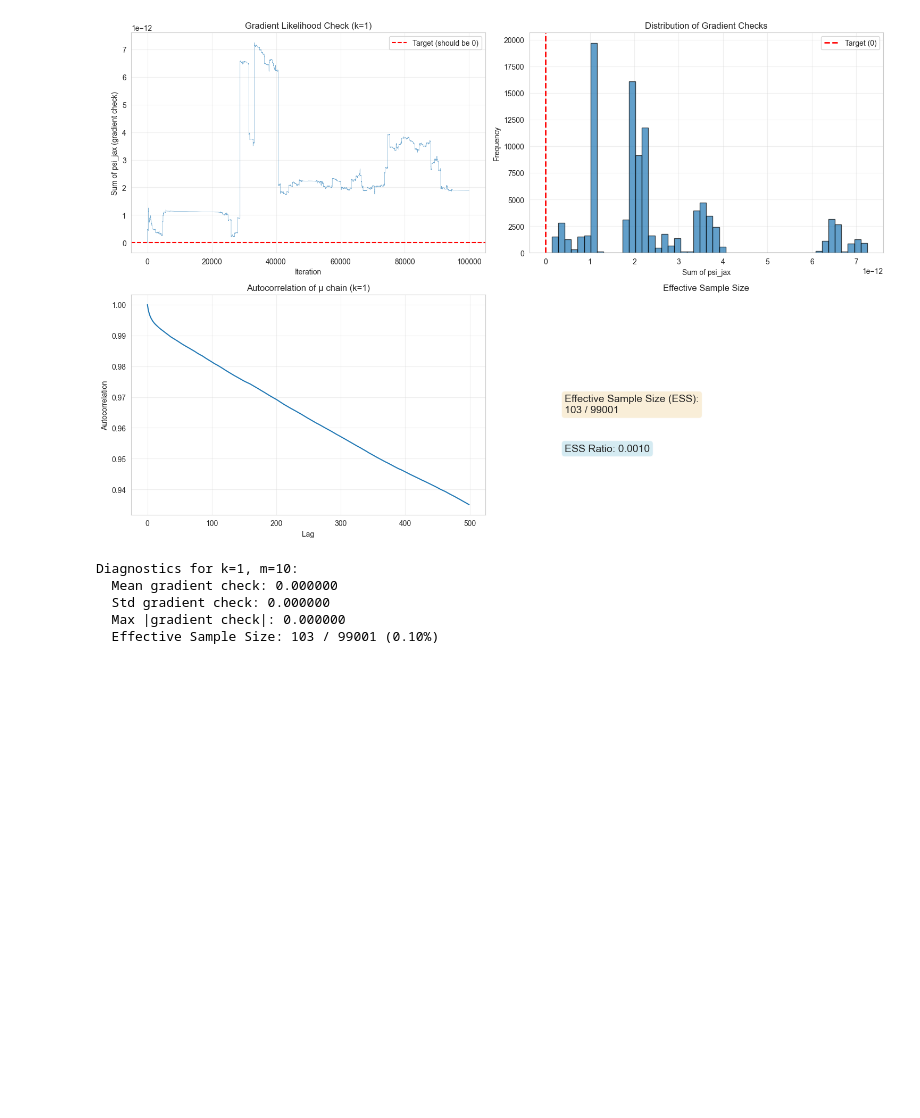
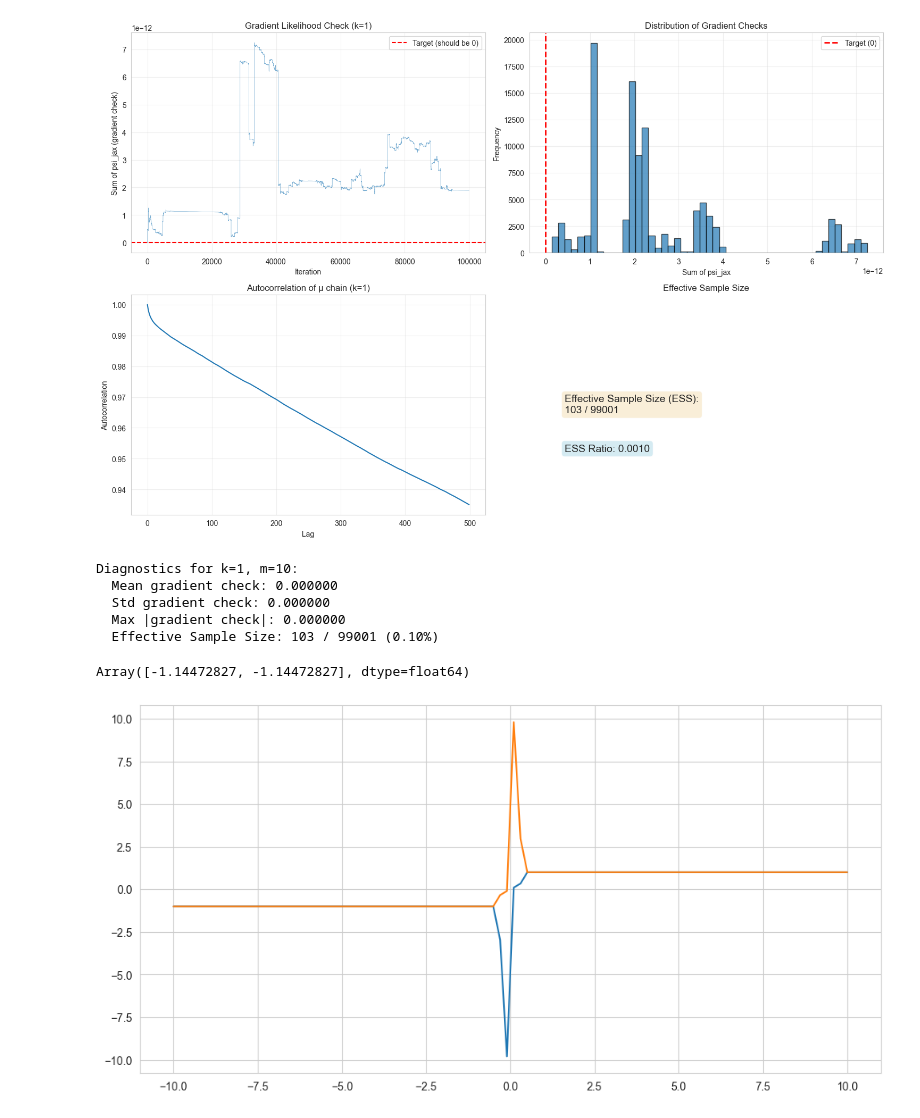
Before and after one commit to shlokmishra/student_t_mle, a Jupyter notebook: testing/shlok.ipynb, the cells around one changed output. Drawn from its saved outputs; the diff is of its cells as text; code cells hidden in the pictures; blank space fills up the shorter version.

```diff
--- a/testing/shlok.ipynb
+++ b/testing/shlok.ipynb
@@ -521,3 +538,49 @@ Diagnostics for k=1, m=10:
   Std gradient check: 0.000000
   Max |gradient check|: 0.000000
   Effective Sample Size: 103 / 99001 (0.10%)
+# %%
+from jax_gibbs import psi_inverse_jax, log_psi_prime_abs_jax, psi_jax, fy_logpdf_jax, update_z_one
+
+
+def safe_choice_2(key, candidates, log_w):
+    log_w = jnp.where(jnp.isfinite(log_w), log_w, -jnp.inf)
+    logZ = logsumexp(log_w)
+
+    def fallback(_):
+        return candidates[0]
+
+    def sample(_):
+        probs = jnp.exp(log_w - logZ)
+        idx = random.choice(key, 2, p=probs)
+        return candidates[idx]
+
+    return jax.lax.cond(jnp.isfinite(logZ), sample, fallback, operand=None)
+
+z = .0009
+k = 1
+mu_current = 0.0
+mu_star = 0.0
+
+y1, y2 = psi_inverse_jax(z, 1)
+y_candidates = jnp.array([y1, y2])
+
+log_w = fy_logpdf_jax(y_candidates, mu_current, mu_star, k) - log_psi_prime_abs_jax(y_candidates, k)
+log_w
+# %% [output]
+Array([-1.14472827, -1.14472827], dtype=float64)
+# %%
+
+yplus = []
+yminus = []
+
+zs = jnp.linspace(-10, 10, 100)
+for z in zs:
+    y1, y2 = psi_inverse_jax(z, 1)
+    yplus.append(y1)
+    yminus.append(y2)
+
+plt.plot(zs,yplus, label='y_plus')
+plt.plot(zs, yminus, label='y_minus')
+plt.show()
+# %% [output]
+[figure, added]
```
Also changed, not shown: parts of 8 cells of this notebook, 2 other files.
